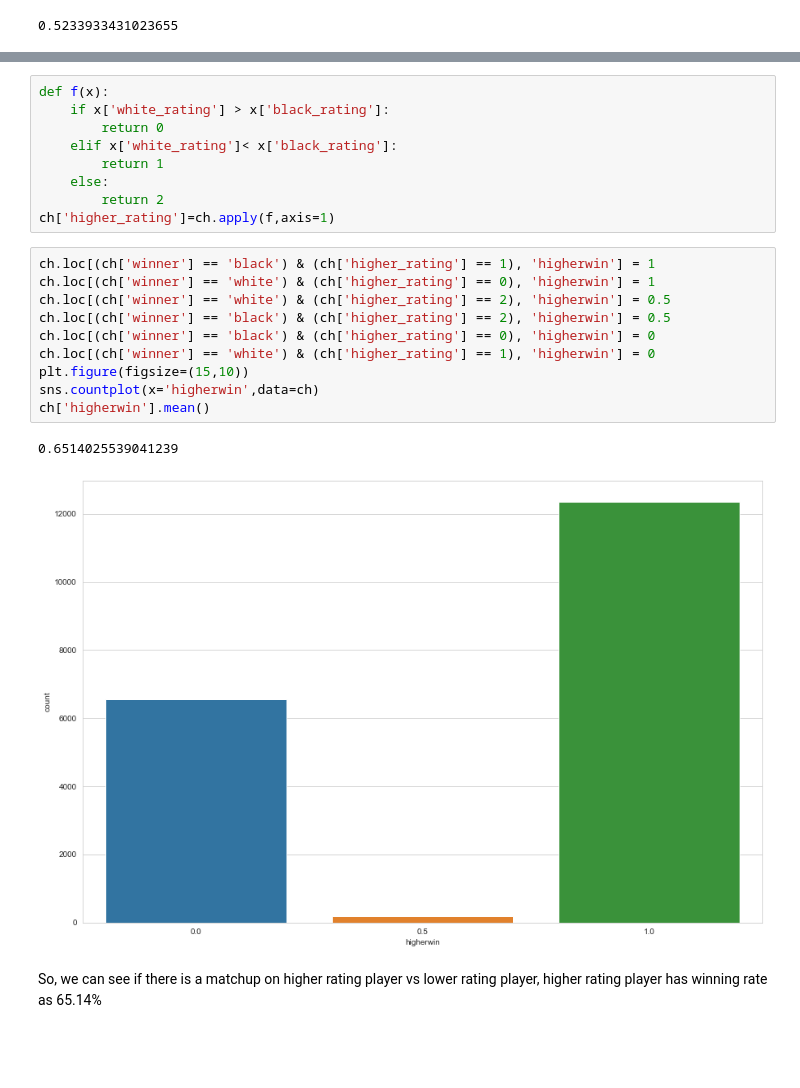
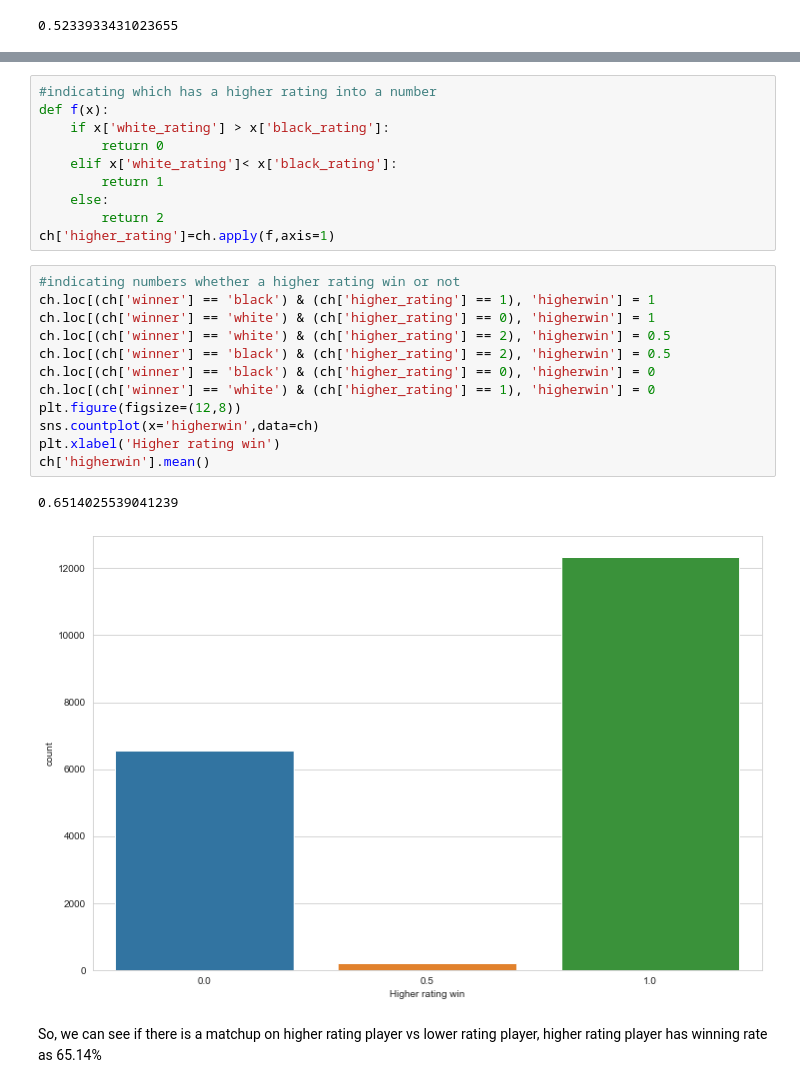
Before and after one commit to shadow89x/Portfolio, a Jupyter notebook: Project - Chess.ipynb, the cells around one changed output, grey strips where cells are left out. Saved outputs shown, nothing was run; the diff lists cells and outputs as text; blank space fills up the shorter version.

```diff
--- a/Project - Chess.ipynb
+++ b/Project - Chess.ipynb
@@ -53,4 +54,5 @@ print(10001/(9107+10001))
 # %%
+#indicating which has a higher rating into a number
 def f(x):
     if x['white_rating'] > x['black_rating']:
         return 0
@@ -60,18 +62,20 @@ def f(x):
         return 2
 ch['higher_rating']=ch.apply(f,axis=1)
 # %%
+#indicating numbers whether a higher rating win or not
 ch.loc[(ch['winner'] == 'black') & (ch['higher_rating'] == 1), 'higherwin'] = 1
 ch.loc[(ch['winner'] == 'white') & (ch['higher_rating'] == 0), 'higherwin'] = 1
 ch.loc[(ch['winner'] == 'white') & (ch['higher_rating'] == 2), 'higherwin'] = 0.5
 ch.loc[(ch['winner'] == 'black') & (ch['higher_rating'] == 2), 'higherwin'] = 0.5
 ch.loc[(ch['winner'] == 'black') & (ch['higher_rating'] == 0), 'higherwin'] = 0
 ch.loc[(ch['winner'] == 'white') & (ch['higher_rating'] == 1), 'higherwin'] = 0
-plt.figure(figsize=(15,10))
+plt.figure(figsize=(12,8))
 sns.countplot(x='higherwin',data=ch)
+plt.xlabel('Higher rating win')
 ch['higherwin'].mean()
 # %% [output]
 0.6514025539041239
-[figure, old version]
+[figure, new version]
 # %% [markdown]
 So, we can see if there is a matchup on higher rating player vs lower rating player, higher rating player has winning rate as 65.14%
 # %% [markdown]
```
Also changed, not shown: parts of 57 cells of this notebook.
